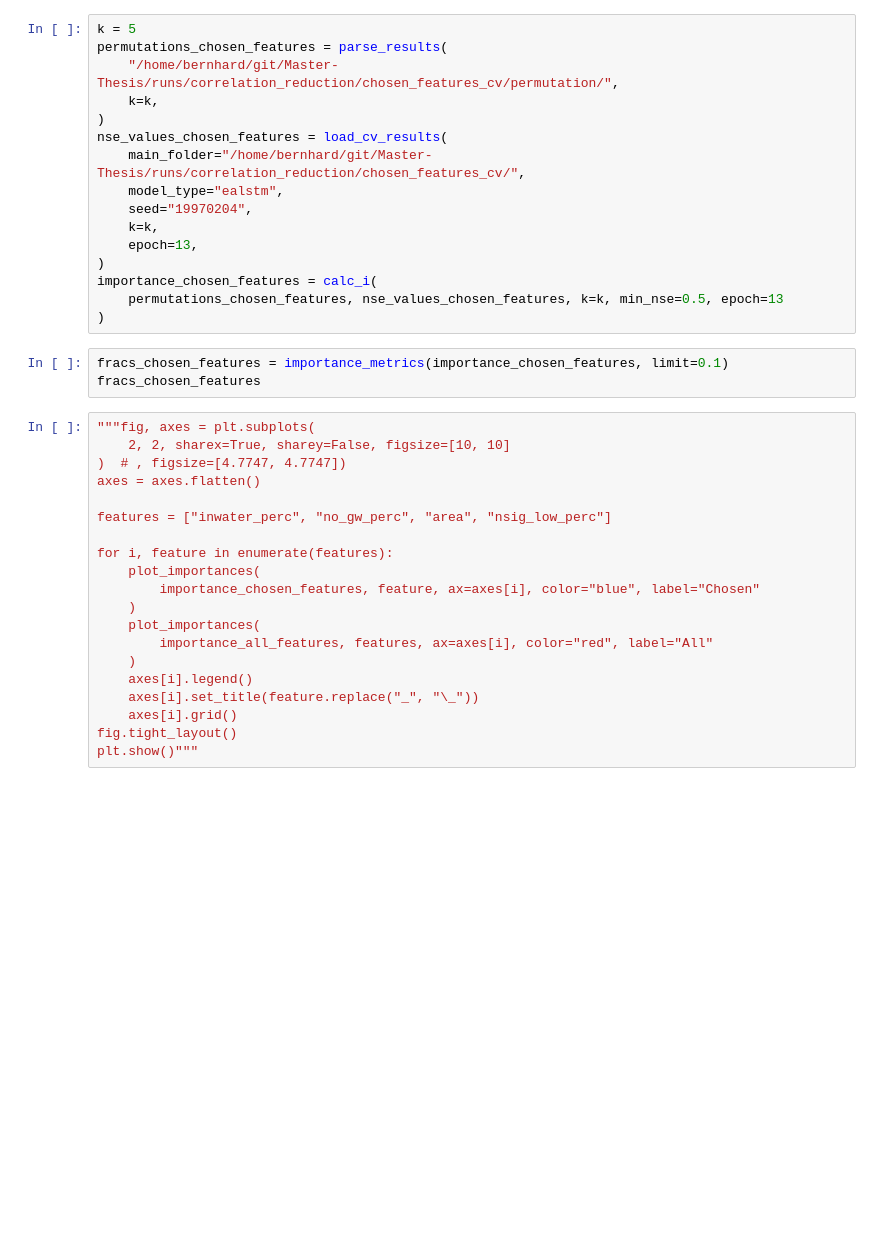
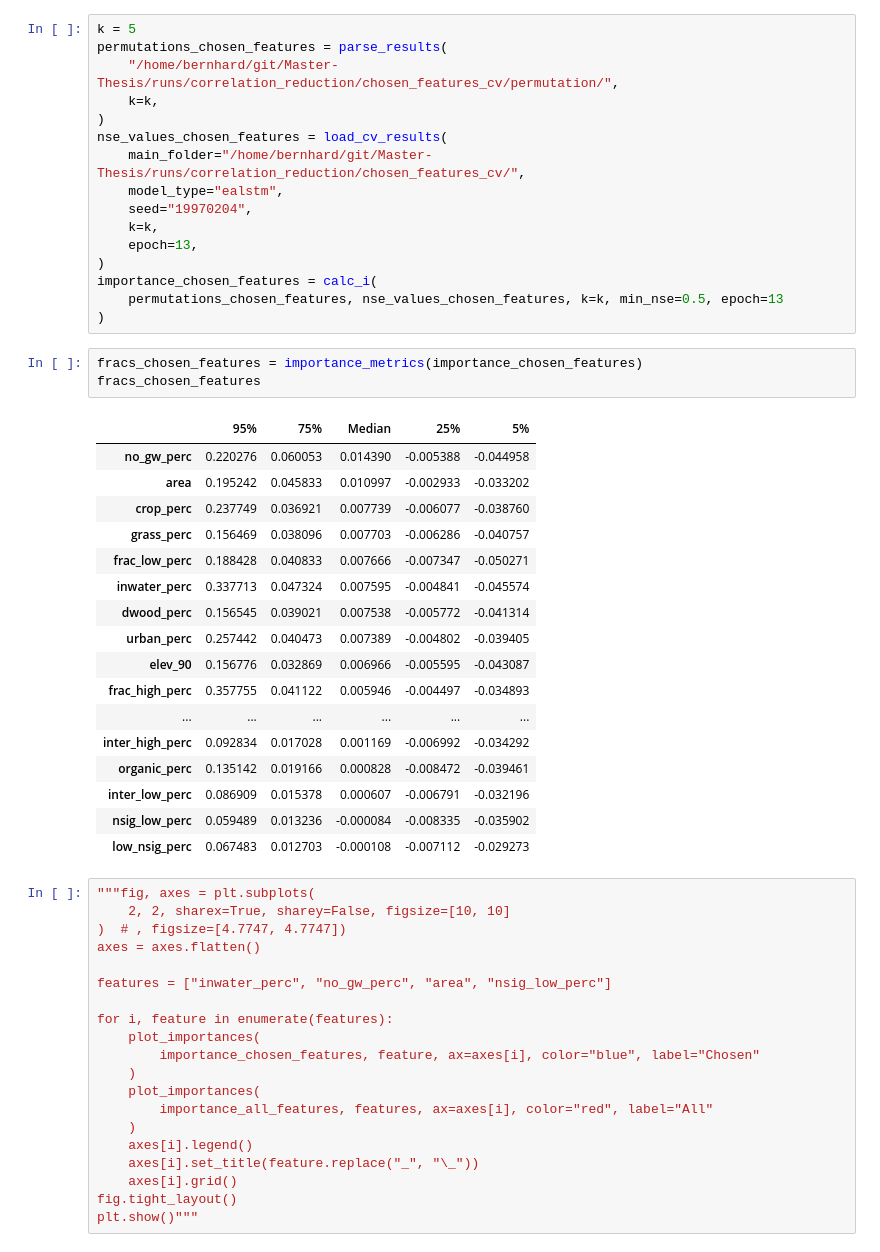
Before and after one commit to bernharl/Master-Thesis, a Jupyter notebook: notebooks/permutation_test.ipynb, the cells around one changed output. Cells and saved outputs as stored; diff of their text form; blank space fills up the shorter version.

```diff
--- a/notebooks/permutation_test.ipynb
+++ b/notebooks/permutation_test.ipynb
@@ -287,8 +287,26 @@ importance_chosen_features = calc_i(
     permutations_chosen_features, nse_values_chosen_features, k=k, min_nse=0.5, epoch=13
 )
 # %%
-fracs_chosen_features = importance_metrics(importance_chosen_features, limit=0.1)
+fracs_chosen_features = importance_metrics(importance_chosen_features)
 fracs_chosen_features
+# %% [output]
+|  | 95% | 75% | Median | 25% | 5% |
+| no_gw_perc | 0.220276 | 0.060053 | 0.014390 | -0.005388 | -0.044958 |
+| area | 0.195242 | 0.045833 | 0.010997 | -0.002933 | -0.033202 |
+| crop_perc | 0.237749 | 0.036921 | 0.007739 | -0.006077 | -0.038760 |
+| grass_perc | 0.156469 | 0.038096 | 0.007703 | -0.006286 | -0.040757 |
+| frac_low_perc | 0.188428 | 0.040833 | 0.007666 | -0.007347 | -0.050271 |
+| inwater_perc | 0.337713 | 0.047324 | 0.007595 | -0.004841 | -0.045574 |
+| dwood_perc | 0.156545 | 0.039021 | 0.007538 | -0.005772 | -0.041314 |
+| urban_perc | 0.257442 | 0.040473 | 0.007389 | -0.004802 | -0.039405 |
+| elev_90 | 0.156776 | 0.032869 | 0.006966 | -0.005595 | -0.043087 |
+| frac_high_perc | 0.357755 | 0.041122 | 0.005946 | -0.004497 | -0.034893 |
+| ... | ... | ... | ... | ... | ... |
+| inter_high_perc | 0.092834 | 0.017028 | 0.001169 | -0.006992 | -0.034292 |
+| organic_perc | 0.135142 | 0.019166 | 0.000828 | -0.008472 | -0.039461 |
+| inter_low_perc | 0.086909 | 0.015378 | 0.000607 | -0.006791 | -0.032196 |
+| nsig_low_perc | 0.059489 | 0.013236 | -0.000084 | -0.008335 | -0.035902 |
+| low_nsig_perc | 0.067483 | 0.012703 | -0.000108 | -0.007112 | -0.029273 |
 # %%
 """fig, axes = plt.subplots(
     2, 2, sharex=True, sharey=False, figsize=[10, 10]
```
Also changed, not shown: parts of 16 cells of this notebook, 1 other file.
